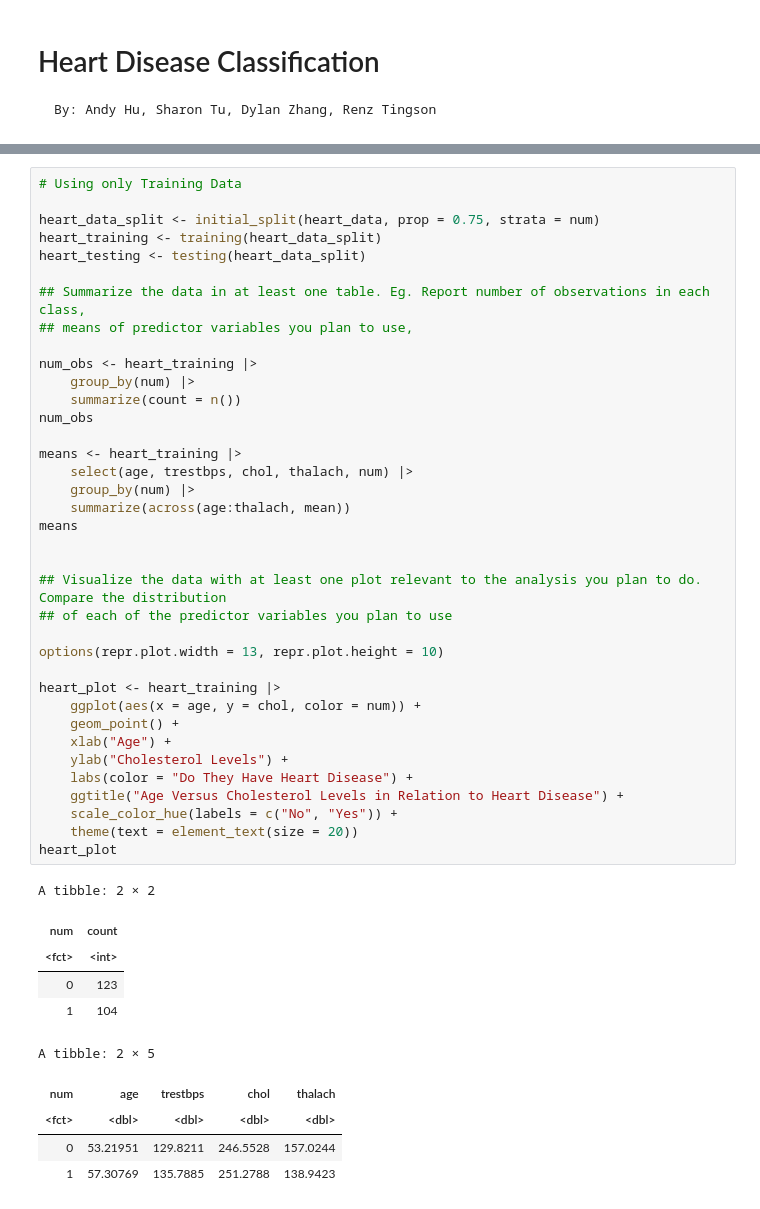
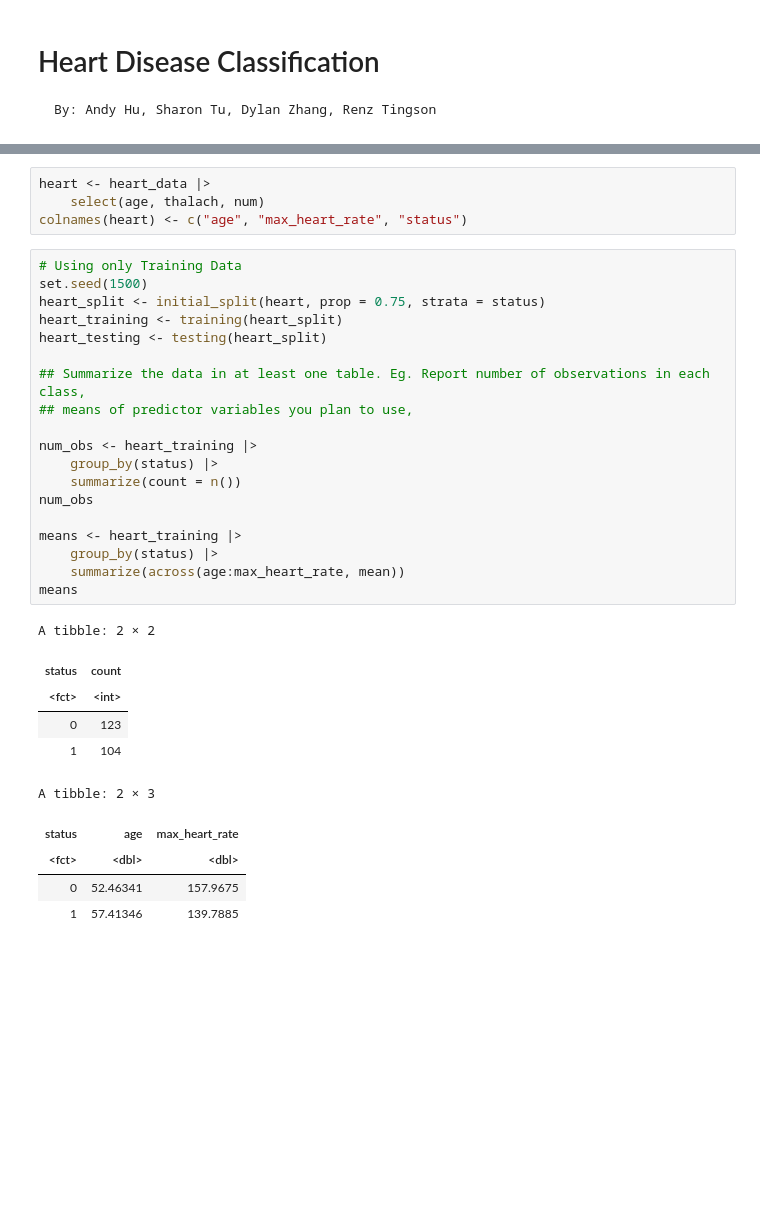
Before and after one commit to andyh031/dsci100-proj-group57, a Jupyter notebook: project.ipynb, the cells around one changed output, grey strips where cells are left out. Cells and saved outputs as stored; diff of their text form; blank space fills up the shorter version.

```diff
--- a/project.ipynb
+++ b/project.ipynb
@@ -78,51 +79,37 @@ A tibble: 303 × 14
 | 57 | 1 | 4 | 130 | 131 | 0 | 0 | 115 | 1 | 1.2 | 2 | 1.0 | ... |
 | 57 | 0 | 2 | 130 | 236 | 0 | 2 | 174 | 0 | 0.0 | 2 | 1.0 | ... |
 | 38 | 1 | 3 | 138 | 175 | 0 | 0 | 173 | 0 | 0.0 | 1 | ? | ... |
+# %%
+heart <- heart_data |>
+    select(age, thalach, num)
+colnames(heart) <- c("age", "max_heart_rate", "status")
 # %%
 # Using only Training Data
-
-heart_data_split <- initial_split(heart_data, prop = 0.75, strata = num)
-heart_training <- training(heart_data_split)
-heart_testing <- testing(heart_data_split)
+set.seed(1500)
+heart_split <- initial_split(heart, prop = 0.75, strata = status)
+heart_training <- training(heart_split)
+heart_testing <- testing(heart_split)
 
 ## Summarize the data in at least one table. Eg. Report number of observations in each class,
 ## means of predictor variables you plan to use,
 
 num_obs <- heart_training |>
-    group_by(num) |>
+    group_by(status) |>
     summarize(count = n())
 num_obs
 
 means <- heart_training |>
-    select(age, trestbps, chol, thalach, num) |>
-    group_by(num) |>
-    summarize(across(age:thalach, mean))
+    group_by(status) |>
+    summarize(across(age:max_heart_rate, mean))
 means
-
-
-## Visualize the data with at least one plot relevant to the analysis you plan to do. Compare the distribution
-## of each of the predictor variables you plan to use
-
-options(repr.plot.width = 13, repr.plot.height = 10)
-
-heart_plot <- heart_training |>
-    ggplot(aes(x = age, y = chol, color = num)) +
-    geom_point() +
-    xlab("Age") +
-    ylab("Cholesterol Levels") +
-    labs(color = "Do They Have Heart Disease") +
-    ggtitle("Age Versus Cholesterol Levels in Relation to Heart Disease") +
-    scale_color_hue(labels = c("No", "Yes")) +
-    theme(text = element_text(size = 20))
-heart_plot
 # %% [output]
 A tibble: 2 × 2
-| num | count |
+| status | count |
 | <fct> | <int> |
 | 0 | 123 |
 | 1 | 104 |
-A tibble: 2 × 5
+A tibble: 2 × 3
-| num | age | trestbps | chol | thalach |
-| <fct> | <dbl> | <dbl> | <dbl> | <dbl> |
-| 0 | 53.21951 | 129.8211 | 246.5528 | 157.0244 |
-| 1 | 57.30769 | 135.7885 | 251.2788 | 138.9423 |
+| status | age | max_heart_rate |
+| <fct> | <dbl> | <dbl> |
+| 0 | 52.46341 | 157.9675 |
+| 1 | 57.41346 | 139.7885 |
```
Also changed, not shown: parts of 10 cells of this notebook.
